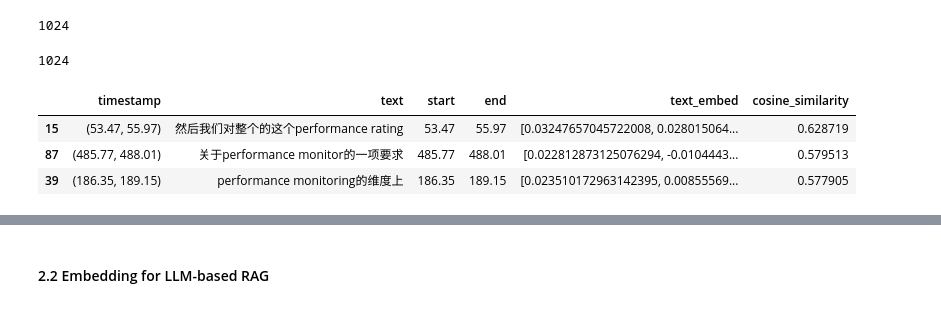
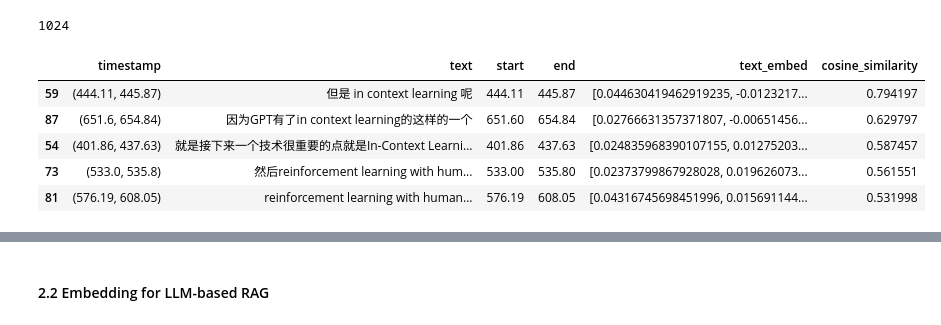
Before and after one commit to AIScorpio/experimental-turtorial, a Jupyter notebook: _10.Whisper+llm+chroma_RAG.ipynb, the cells around one changed output, grey strips where cells are left out. Cells and saved outputs as stored; diff of their text form; code cells hidden in the pictures.

```diff
--- a/_10.Whisper+llm+chroma_RAG.ipynb
+++ b/_10.Whisper+llm+chroma_RAG.ipynb
@@ -114,7 +128,7 @@ def parse_audio_slice_timestamp(time_tuple):
     time_list = list(time_tuple)
     return time_list[0], time_list[1]
 # %%
-transcribe_filename = './whisper/transcribe/huggingface_Pinf_meeting.csv'
+transcribe_filename = f'./whisper/transcribe/{file_name}.csv'
 
 df_transcribe.loc[:, 'start'] = df_transcribe['timestamp'].apply(lambda x: list(x)[0])
 df_transcribe.loc[:, 'end'] = df_transcribe['timestamp'].apply(lambda x: list(x)[1])
@@ -215,21 +231,21 @@ len(df_embed['text_embed'].iloc[0])
 1024
 # %%
 # give your search query
-search_term = '这个月的performance rating是什么'
+search_term = 'In-Context Learning'
 search_term_embed = embeddings.embed_query(search_term)
-len(search_term_embed)
+# len(search_term_embed)
-# %% [output]
-1024
 # %%
 # conduct similiarity and sorting
 df_embed.loc[:, 'cosine_similarity'] = df_embed['text_embed'].apply(lambda x: cosine_similarity(x, search_term_embed))
 df_sorted = df_embed.sort_values(by='cosine_similarity', ascending=False)
-df_sorted.head(3)
+df_sorted.head(5)
 # %% [output]
 |  | timestamp | text | start | end | text_embed | cosine_similarity |
-| 15 | (53.47, 55.97) | 然后我们对整个的这个performance rating | 53.47 | 55.97 | [0.03247657045722008, 0.028015064... | 0.628719 |
-| 87 | (485.77, 488.01) | 关于performance monitor的一项要求 | 485.77 | 488.01 | [0.022812873125076294, -0.0104443... | 0.579513 |
-| 39 | (186.35, 189.15) | performance monitoring的维度上 | 186.35 | 189.15 | [0.023510172963142395, 0.00855569... | 0.577905 |
+| 59 | (444.11, 445.87) | 但是 in context learning 呢 | 444.11 | 445.87 | [0.044630419462919235, -0.0123217... | 0.794197 |
+| 87 | (651.6, 654.84) | 因为GPT有了in context learning的这样的一个 | 651.60 | 654.84 | [0.02766631357371807, -0.00651456... | 0.629797 |
+| 54 | (401.86, 437.63) | 就是接下来一个技术很重要的点就是In-Context Learni... | 401.86 | 437.63 | [0.024835968390107155, 0.01275203... | 0.587457 |
+| 73 | (533.0, 535.8) | 然后reinforcement learning with hum... | 533.00 | 535.80 | [0.02373799867928028, 0.019626073... | 0.561551 |
+| 81 | (576.19, 608.05) | reinforcement learning with human... | 576.19 | 608.05 | [0.04316745698451996, 0.015691144... | 0.531998 |
 # %%
 # playsound for top 5 ranking
 for index, row in df_sorted.iloc[:5].iterrows():
```
Also changed, not shown: parts of 33 cells of this notebook.
